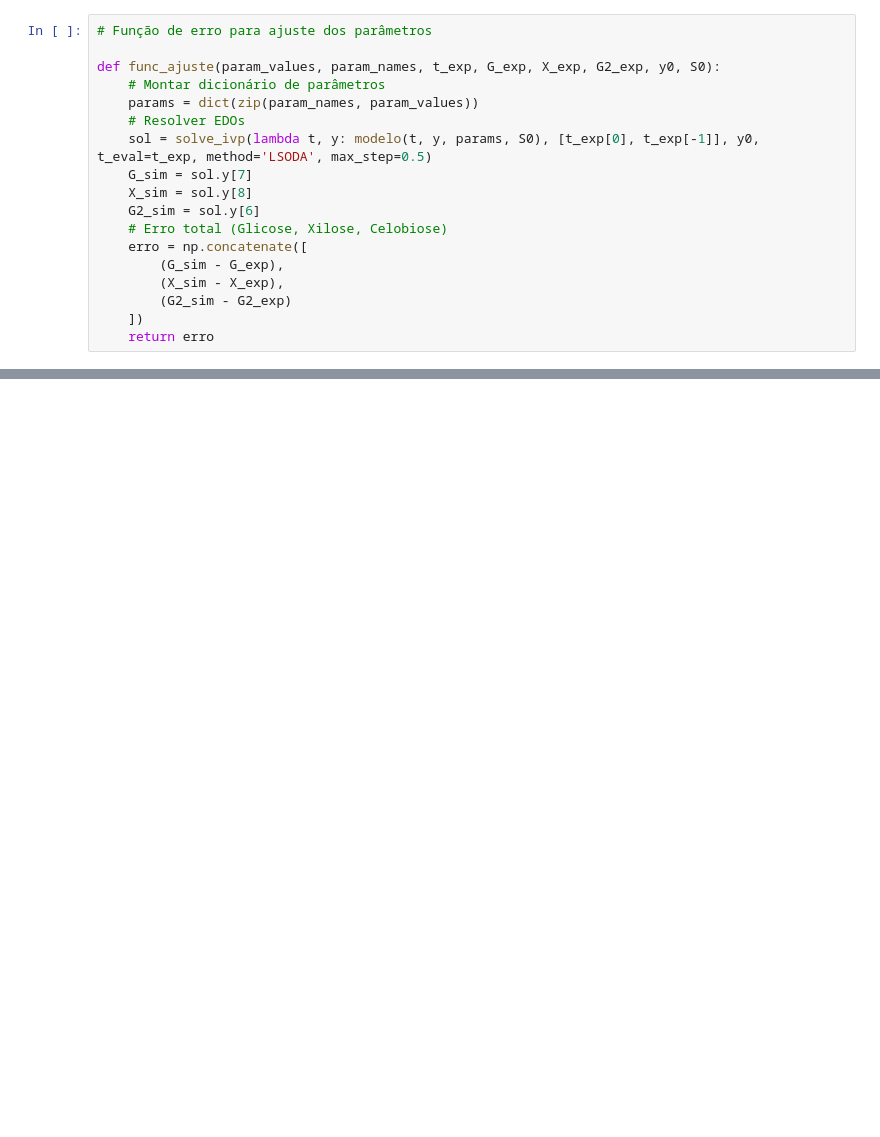
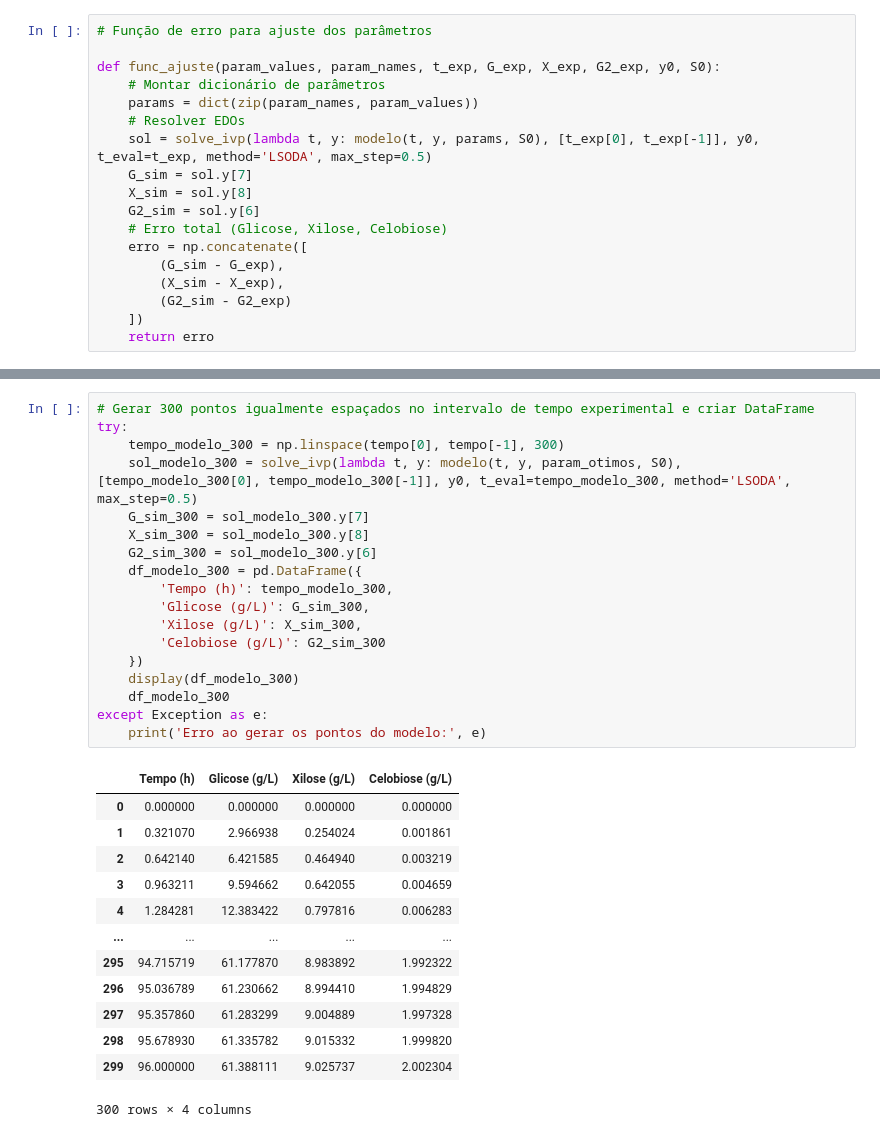
Before and after one commit to AugustoCoding/Ethanol-AI, a Jupyter notebook: BEPE FAPESP/Obtendo Parâmetros.ipynb, the cells around one changed output, grey strips where cells are left out. Drawn from its saved outputs; the diff is of its cells as text; blank space fills up the shorter version.

```diff
--- a/BEPE FAPESP/Obtendo Parâmetros.ipynb
+++ b/BEPE FAPESP/Obtendo Parâmetros.ipynb
@@ -269,0 +304,32 @@ Configuração que mais deu certo:
+# %%
+# Gerar 300 pontos igualmente espaçados no intervalo de tempo experimental e criar DataFrame
+try:
+    tempo_modelo_300 = np.linspace(tempo[0], tempo[-1], 300)
+    sol_modelo_300 = solve_ivp(lambda t, y: modelo(t, y, param_otimos, S0), [tempo_modelo_300[0], tempo_modelo_300[-1]], y0, t_eval=tempo_modelo_300, method='LSODA', max_step=0.5)
+    G_sim_300 = sol_modelo_300.y[7]
+    X_sim_300 = sol_modelo_300.y[8]
+    G2_sim_300 = sol_modelo_300.y[6]
+    df_modelo_300 = pd.DataFrame({
+        'Tempo (h)': tempo_modelo_300,
+        'Glicose (g/L)': G_sim_300,
+        'Xilose (g/L)': X_sim_300,
+        'Celobiose (g/L)': G2_sim_300
+    })
+    display(df_modelo_300)
+    df_modelo_300
+except Exception as e:
+    print('Erro ao gerar os pontos do modelo:', e)
+# %% [output]
+|  | Tempo (h) | Glicose (g/L) | Xilose (g/L) | Celobiose (g/L) |
+| 0 | 0.000000 | 0.000000 | 0.000000 | 0.000000 |
+| 1 | 0.321070 | 2.966938 | 0.254024 | 0.001861 |
+| 2 | 0.642140 | 6.421585 | 0.464940 | 0.003219 |
+| 3 | 0.963211 | 9.594662 | 0.642055 | 0.004659 |
+| 4 | 1.284281 | 12.383422 | 0.797816 | 0.006283 |
+| ... | ... | ... | ... | ... |
+| 295 | 94.715719 | 61.177870 | 8.983892 | 1.992322 |
+| 296 | 95.036789 | 61.230662 | 8.994410 | 1.994829 |
+| 297 | 95.357860 | 61.283299 | 9.004889 | 1.997328 |
+| 298 | 95.678930 | 61.335782 | 9.015332 | 1.999820 |
+| 299 | 96.000000 | 61.388111 | 9.025737 | 2.002304 |
+300 rows × 4 columns
```
Also changed, not shown: parts of 6 cells of this notebook, 2 other files.
